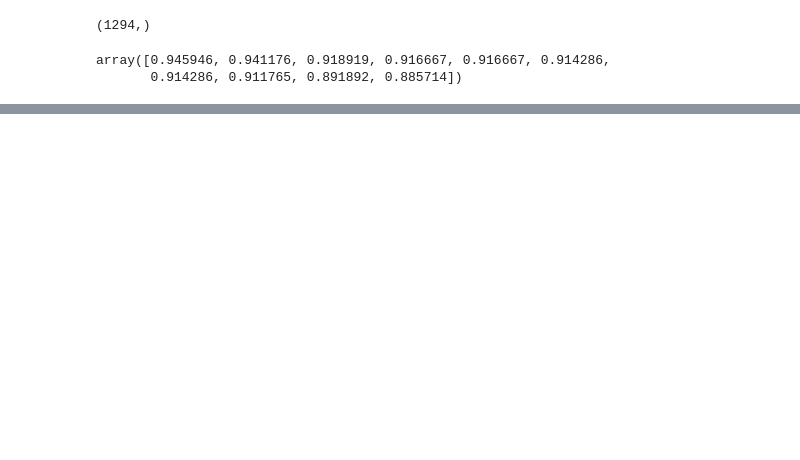
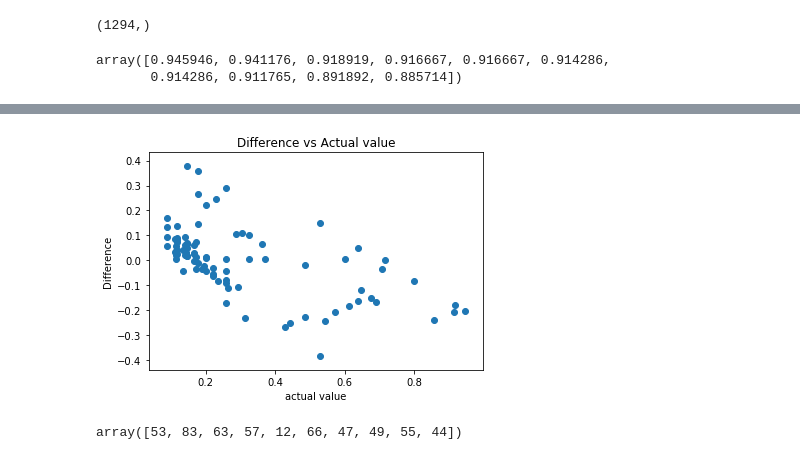
Before and after one commit to CSCI4850/S20-team2-project, a Jupyter notebook: convRegressionTest.ipynb, the cells around one changed output, grey strips where cells are left out. Drawn from its saved outputs; the diff is of its cells as text; code cells hidden in the pictures; blank space fills up the shorter version.

```diff
--- a/convRegressionTest.ipynb
+++ b/convRegressionTest.ipynb
@@ -221,0 +223,16 @@ model.evaluate(x_test, y_test)
+# %%
+plt.figure()
+plt.scatter(y_test, diff)
+plt.title("Difference vs Actual value")
+plt.ylabel("Difference")
+plt.xlabel("actual value")
+plt.show()
+# %% [output]
+[figure, added]
+# %%
+absDiff = np.abs(diff)
+
+top10 = np.argpartition(absDiff, -10)[-10:]
+display(top10)
+# %% [output]
+array([53, 83, 63, 57, 12, 66, 47, 49, 55, 44])
```
Also changed, not shown: parts of 26 cells of this notebook.
